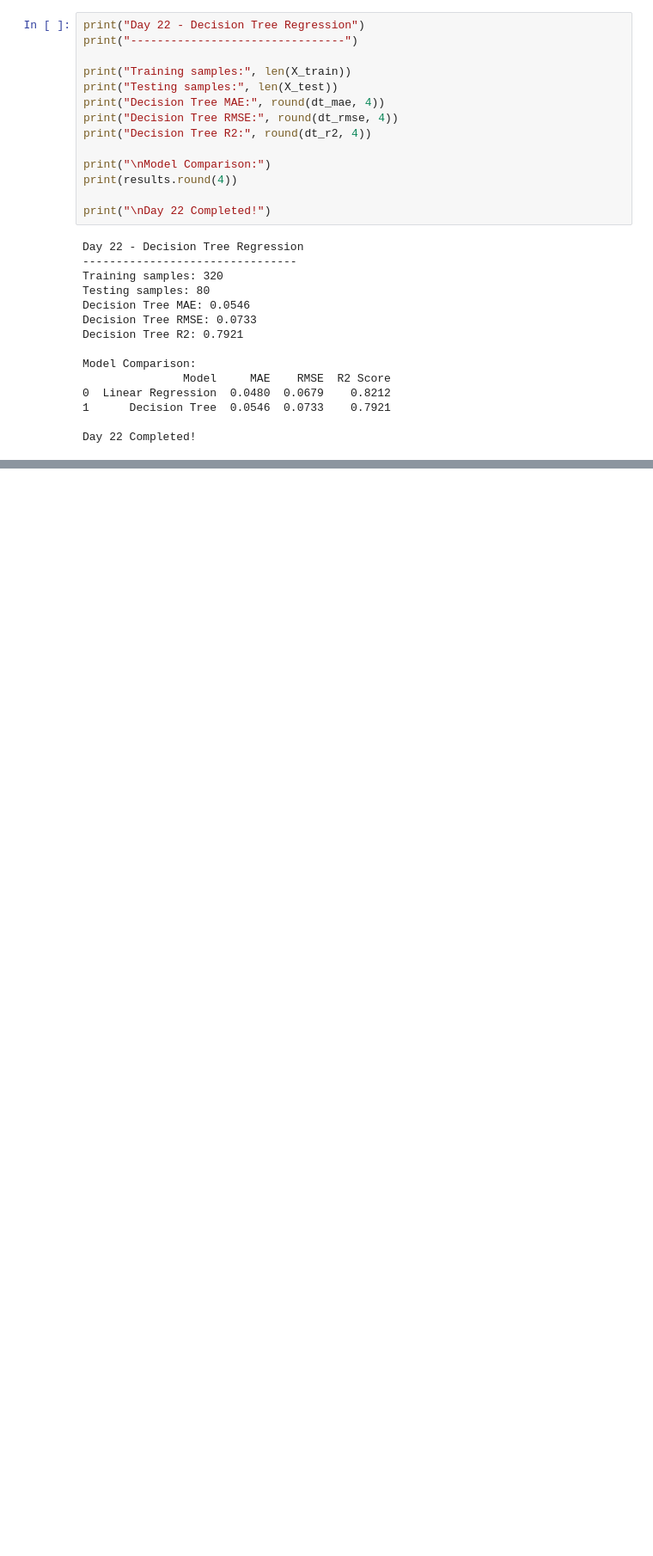
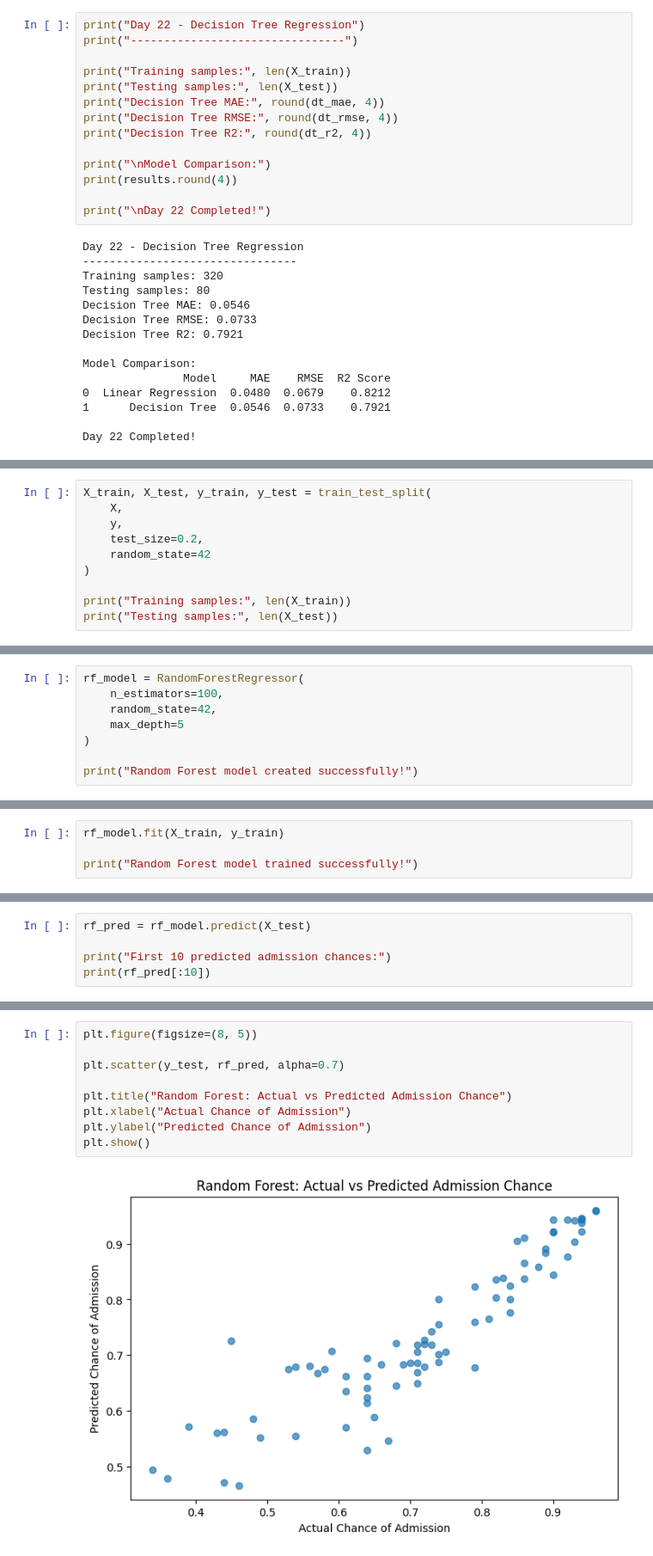
Before and after one commit to sumanamishra1120-ux/Chance-of-Admission-Higher-Studies, a Jupyter notebook: Chance_of_Admission_Higher_Studies.ipynb, the cells around one changed output, grey strips where cells are left out. Shown at 86% size. Saved outputs shown, nothing was run; the diff lists cells and outputs as text; blank space fills up the shorter version.

Commit message:
Day 23 - Random Forest Regression

```diff
--- a/Chance_of_Admission_Higher_Studies.ipynb
+++ b/Chance_of_Admission_Higher_Studies.ipynb
@@ -3691,0 +3731,10 @@ Day 22 Completed!
+# %%
+X_train, X_test, y_train, y_test = train_test_split(
+    X,
+    y,
+    test_size=0.2,
+    random_state=42
+)
+
+print("Training samples:", len(X_train))
+print("Testing samples:", len(X_test))
@@ -3691,0 +3744,8 @@ Day 22 Completed!
+# %%
+rf_model = RandomForestRegressor(
+    n_estimators=100,
+    random_state=42,
+    max_depth=5
+)
+
+print("Random Forest model created successfully!")
@@ -3691,0 +3754,4 @@ Day 22 Completed!
+# %%
+rf_model.fit(X_train, y_train)
+
+print("Random Forest model trained successfully!")
@@ -3691,0 +3760,5 @@ Day 22 Completed!
+# %%
+rf_pred = rf_model.predict(X_test)
+
+print("First 10 predicted admission chances:")
+print(rf_pred[:10])
@@ -3691,0 +3807,11 @@ Day 22 Completed!
+# %%
+plt.figure(figsize=(8, 5))
+
+plt.scatter(y_test, rf_pred, alpha=0.7)
+
+plt.title("Random Forest: Actual vs Predicted Admission Chance")
+plt.xlabel("Actual Chance of Admission")
+plt.ylabel("Predicted Chance of Admission")
+plt.show()
+# %% [output]
+[figure, added]
```
Also changed, not shown: parts of 17 cells of this notebook.
